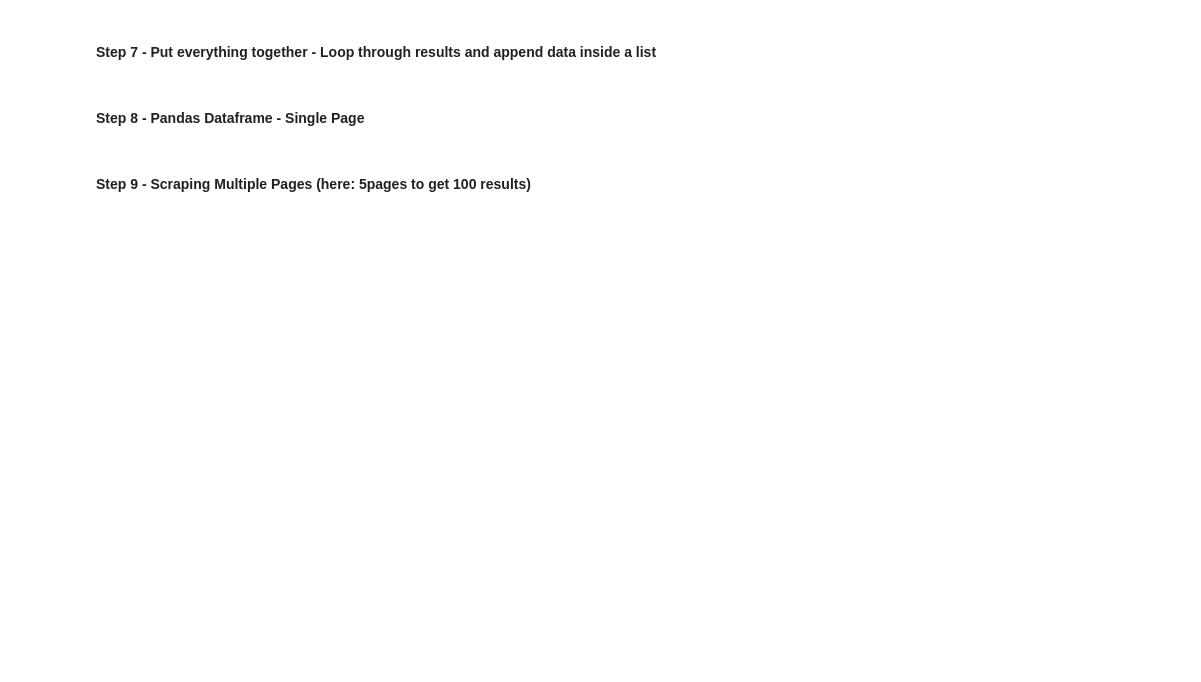
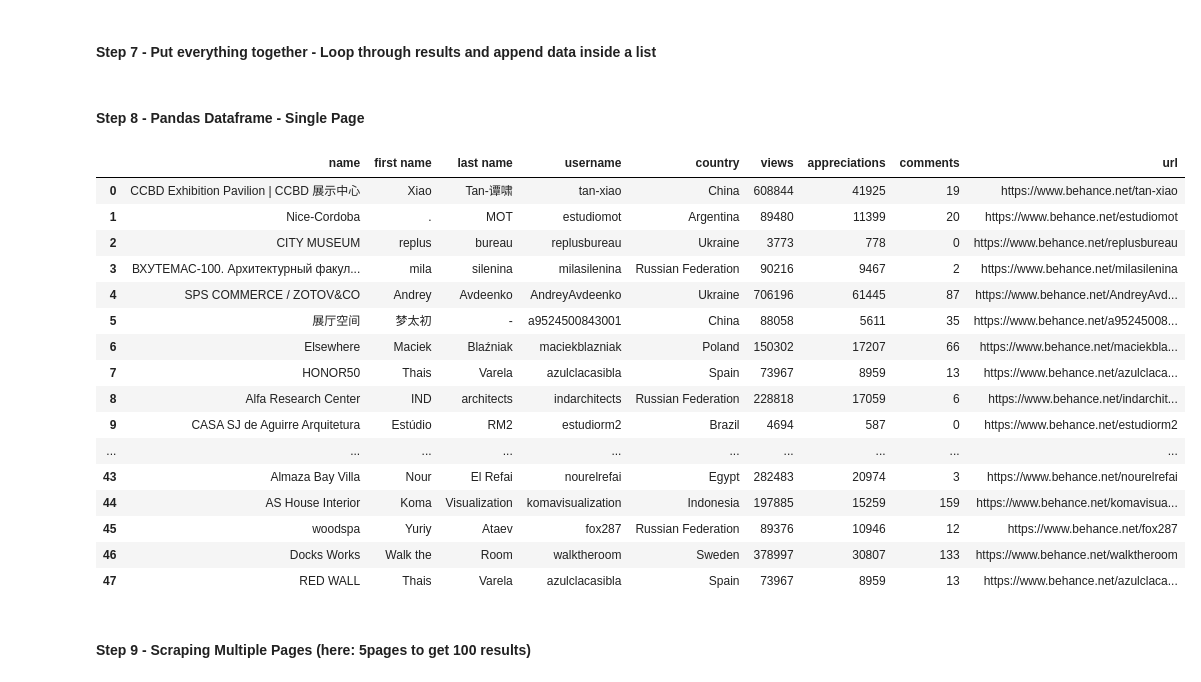
Before and after one commit to dnantonov/behance_scraper, a Jupyter notebook: main.ipynb, the cells around one changed output. Drawn from its saved outputs; the diff is of its cells as text; code cells hidden in the pictures; blank space fills up the shorter version.

```diff
--- a/main.ipynb
+++ b/main.ipynb
@@ -123,6 +122,68 @@ results_json['search']['content']['projects'][0]['owners'][0]['url']
 # %% [markdown]
 #### Step 7 - Put everything together - Loop through results and append data inside a list
+# %%
+name = []
+first_name = []
+last_name = []
+username = []
+country = []
+views = []
+appreciations = []
+comments = []
+url = []
+
+for result in result_items:
+    # name
+    name.append(result['name'])
+
+    # first name
+    first_name.append(result['owners'][0]['first_name'])
+
+    # last name
+    last_name.append(result['owners'][0]['last_name'])
+
+    # username
+    username.append(result['owners'][0]['username'])
+
+    # country
+    country.append(result['owners'][0]['country'])
+
+    # views
+    views.append(result['owners'][0]['stats']['views'])
+
+    # appreciations
+    appreciations.append(result['owners'][0]['stats']['appreciations'])
+
+    # comments
+    comments.append(result['owners'][0]['stats']['comments'])
+
+    # url
+    url.append(result['owners'][0]['url'])
 # %% [markdown]
 #### Step 8 - Pandas Dataframe - Single Page
+# %%
+df = pd.DataFrame({'name': name, 'first name': first_name, 'last name': last_name,
+                   'username': username, 'country': country, 'views': views,
+                   'appreciations': appreciations, 'comments': comments, 'url': url})
+# %%
+df
+# %% [output]
+|  | name | first name | last name | username | country | views | appreciations | comments | url |
+| 0 | CCBD Exhibition Pavilion | CCBD 展示中心 | Xiao | Tan-谭啸 | tan-xiao | China | 608844 | 41925 | 19 | https://www.behance.net/tan-xiao |
+| 1 | Nice-Cordoba | . | MOT | estudiomot | Argentina | 89480 | 11399 | 20 | https://www.behance.net/estudiomot |
+| 2 | CITY MUSEUM | replus | bureau | replusbureau | Ukraine | 3773 | 778 | 0 | https://www.behance.net/replusbureau |
+| 3 | ВХУТЕМАС-100. Архитектурный факул... | mila | silenina | milasilenina | Russian Federation | 90216 | 9467 | 2 | https://www.behance.net/milasilenina |
+| 4 | SPS COMMERCE / ZOTOV&CO | Andrey | Avdeenko | AndreyAvdeenko | Ukraine | 706196 | 61445 | 87 | https://www.behance.net/AndreyAvd... |
+| 5 | 展厅空间 | 梦太初 | - | a9524500843001 | China | 88058 | 5611 | 35 | https://www.behance.net/a95245008... |
+| 6 | Elsewhere | Maciek | Blaźniak | maciekblazniak | Poland | 150302 | 17207 | 66 | https://www.behance.net/maciekbla... |
+| 7 | HONOR50 | Thais | Varela | azulclacasibla | Spain | 73967 | 8959 | 13 | https://www.behance.net/azulclaca... |
+| 8 | Alfa Research Center | IND | architects | indarchitects | Russian Federation | 228818 | 17059 | 6 | https://www.behance.net/indarchit... |
+| 9 | CASA SJ de Aguirre Arquitetura | Estúdio | RM2 | estudiorm2 | Brazil | 4694 | 587 | 0 | https://www.behance.net/estudiorm2 |
+| ... | ... | ... | ... | ... | ... | ... | ... | ... | ... |
+| 43 | Almaza Bay Villa | Nour | El Refai | nourelrefai | Egypt | 282483 | 20974 | 3 | https://www.behance.net/nourelrefai |
+| 44 | AS House Interior | Koma | Visualization | komavisualization | Indonesia | 197885 | 15259 | 159 | https://www.behance.net/komavisua... |
+| 45 | woodspa | Yuriy | Ataev | fox287 | Russian Federation | 89376 | 10946 | 12 | https://www.behance.net/fox287 |
+| 46 | Docks Works | Walk the | Room | walktheroom | Sweden | 378997 | 30807 | 133 | https://www.behance.net/walktheroom |
+| 47 | RED WALL | Thais | Varela | azulclacasibla | Spain | 73967 | 8959 | 13 | https://www.behance.net/azulclaca... |
 # %% [markdown]
 #### Step 9 - Scraping Multiple Pages (here: 5pages to get 100 results)
```
Also changed, not shown: parts of 19 cells of this notebook, 3 other files.
